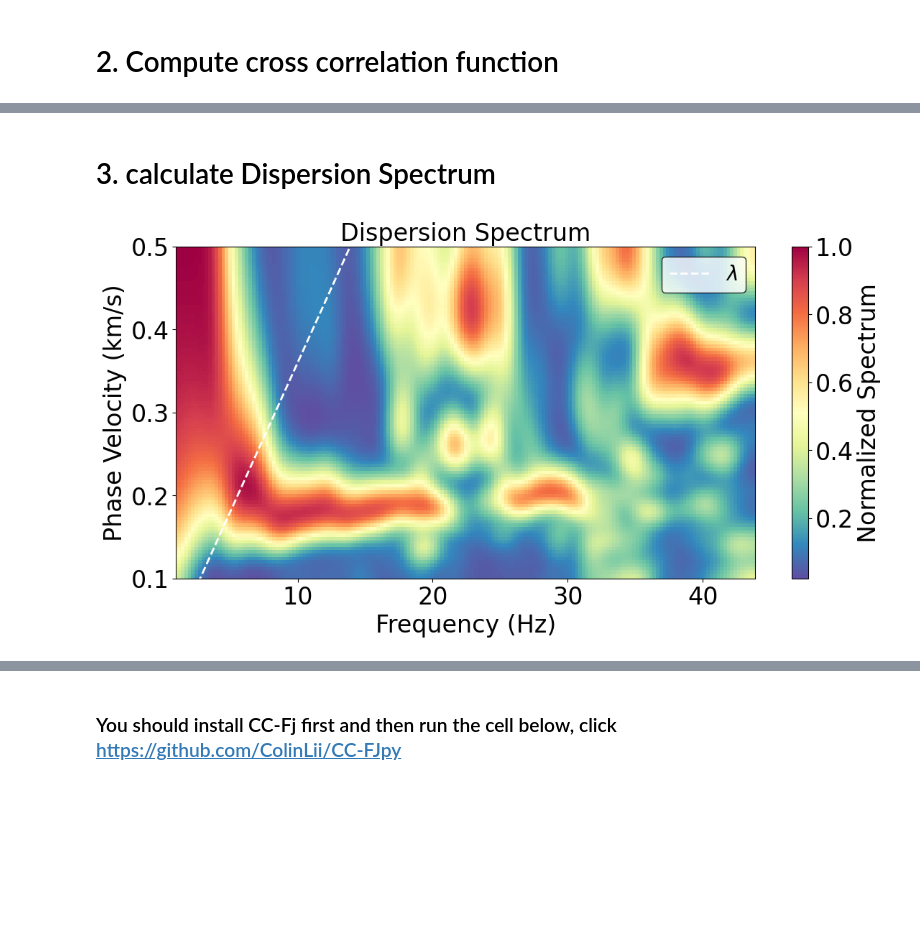
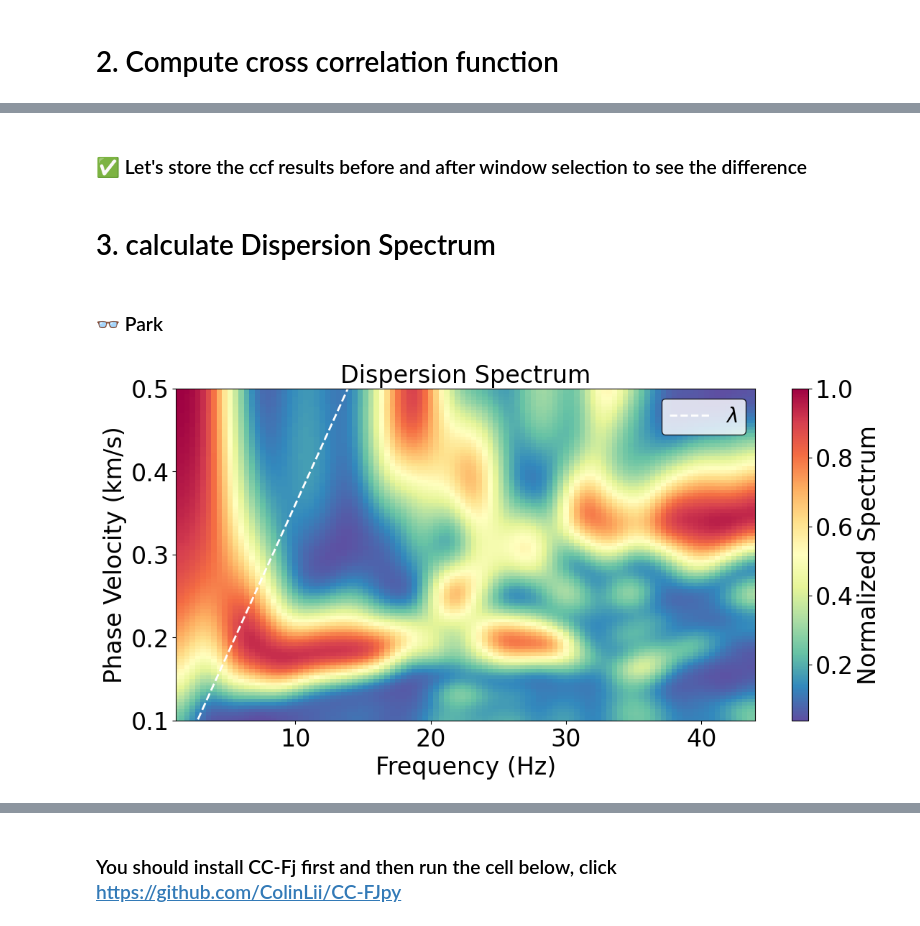
Before and after one commit to VianWan/noiseba, a Jupyter notebook: examples/mian.ipynb, the cells around one changed output, grey strips where cells are left out. Saved outputs shown, nothing was run; the diff lists cells and outputs as text; code cells hidden in the pictures; blank space fills up the shorter version.

```diff
--- a/examples/mian.ipynb
+++ b/examples/mian.ipynb
@@ -86 +118,3 @@ ccf_dict, ccf_distance = get_ccf_parallel(
+# %% [markdown]
+### ✅ Let's store the ccf results before and after window selection to see the difference
 # %%
@@ -97,15 +154,17 @@ write_ccf_parallel(ccf_dict, ccf_distance,
 # %% [markdown]
 # 3. calculate Dispersion Spectrum
+# %% [markdown]
+### 👓 Park
 # %%
 config = {
     'freq_min': 1,
     'freq_max': 40,
     'vel_min': 100,
     'vel_max': 500,
     'num_vel': 101,
-    'part': 'both',
+    'part': 'both', # you can choose 'left', 'right' or 'both', to select the best one
 }
 
-park('./CCF_ZZ', **config)
+park('./output/raw/', **config)
 # %% [output]
-[figure, old version]
+[figure, new version]
```
Also changed, not shown: parts of 14 cells of this notebook, 10 other files.
